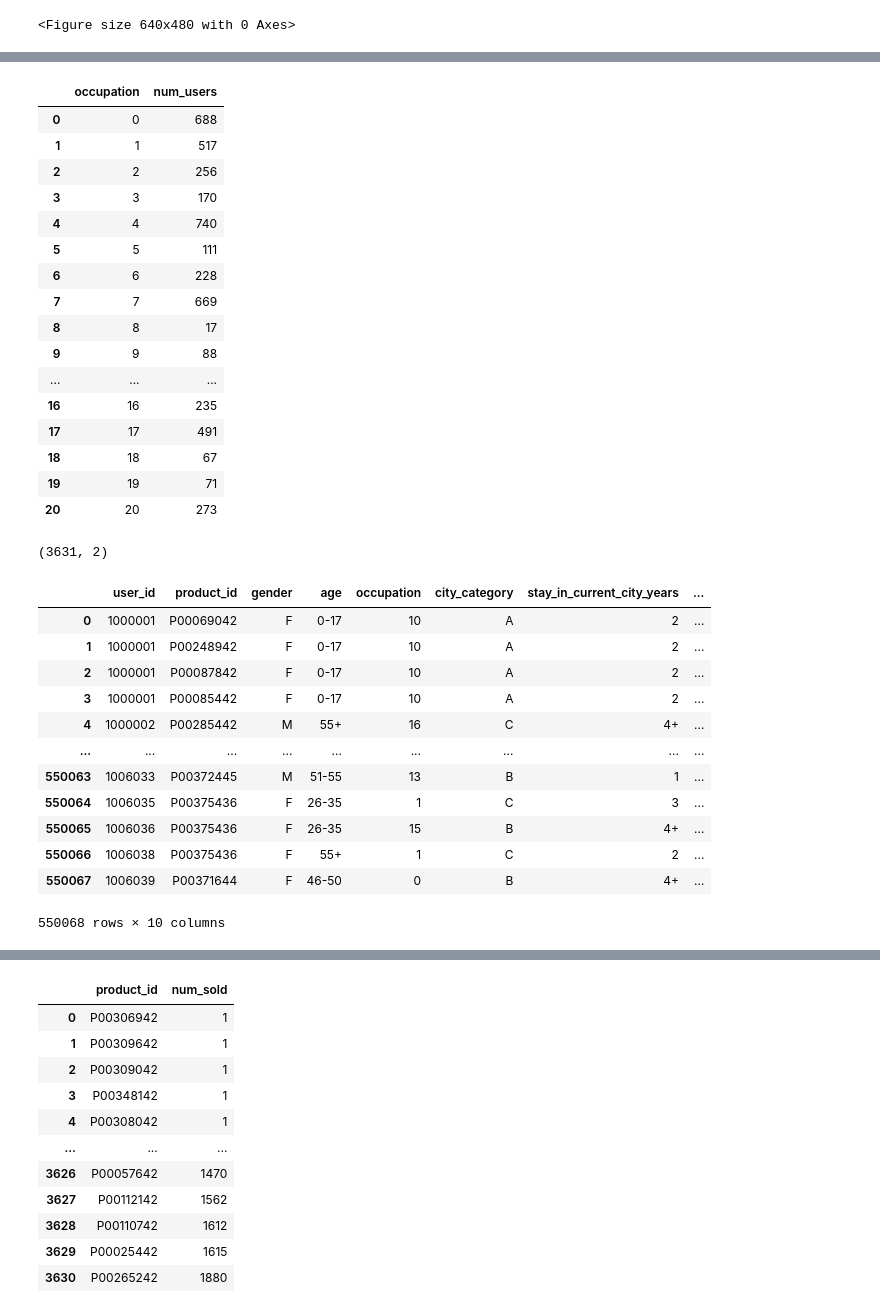
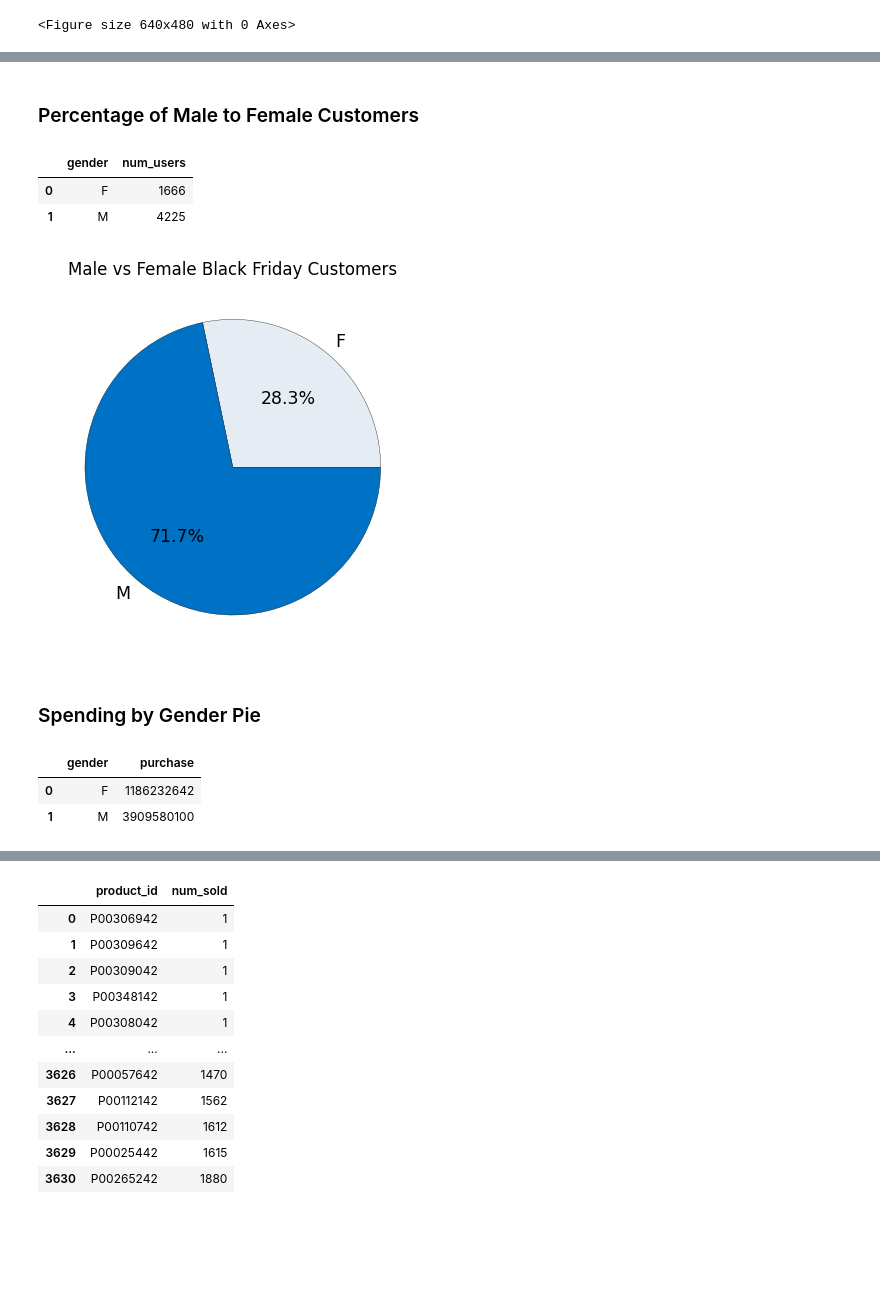
Before and after one commit to echimes/data-viz-assessment, a Jupyter notebook: walmart_datagh.ipynb, the cells around one changed output, grey strips where cells are left out. Cells and saved outputs as stored; diff of their text form; code cells hidden in the pictures; blank space fills up the shorter version.

```diff
--- a/walmart_datagh.ipynb
+++ b/walmart_datagh.ipynb
@@ -1598,41 +684,37 @@ bf_sales
-# %%
-gender_occup_grp
-# %% [output]
-|  | occupation | num_users |
-| 0 | 0 | 688 |
-| 1 | 1 | 517 |
-| 2 | 2 | 256 |
-| 3 | 3 | 170 |
-| 4 | 4 | 740 |
-| 5 | 5 | 111 |
-| 6 | 6 | 228 |
-| 7 | 7 | 669 |
-| 8 | 8 | 17 |
-| 9 | 9 | 88 |
-| ... | ... | ... |
-| 16 | 16 | 235 |
-| 17 | 17 | 491 |
-| 18 | 18 | 67 |
-| 19 | 19 | 71 |
-| 20 | 20 | 273 |
-# %%
-item_data.head()
-item_data.shape
-# %% [output]
-(3631, 2)
-# %%
-bf_sales
-# %% [output]
-|  | user_id | product_id | gender | age | occupation | city_category | stay_in_current_city_years | ... |
-| 0 | 1000001 | P00069042 | F | 0-17 | 10 | A | 2 | ... |
-| 1 | 1000001 | P00248942 | F | 0-17 | 10 | A | 2 | ... |
-| 2 | 1000001 | P00087842 | F | 0-17 | 10 | A | 2 | ... |
-| 3 | 1000001 | P00085442 | F | 0-17 | 10 | A | 2 | ... |
-| 4 | 1000002 | P00285442 | M | 55+ | 16 | C | 4+ | ... |
-| ... | ... | ... | ... | ... | ... | ... | ... | ... |
-| 550063 | 1006033 | P00372445 | M | 51-55 | 13 | B | 1 | ... |
-| 550064 | 1006035 | P00375436 | F | 26-35 | 1 | C | 3 | ... |
-| 550065 | 1006036 | P00375436 | F | 26-35 | 15 | B | 4+ | ... |
-| 550066 | 1006038 | P00375436 | F | 55+ | 1 | C | 2 | ... |
-| 550067 | 1006039 | P00371644 | F | 46-50 | 0 | B | 4+ | ... |
-550068 rows × 10 columns
+# %% [markdown]
+### Percentage of Male to Female Customers
+# %%
+num_fm = (
+    user_data_items[['gender', 'user_id']]
+    .groupby('gender')['user_id']
+    .count()
+    .reset_index()
+)
+
+num_fm.columns = ['gender', 'num_users']
+
+num_fm
+# %% [output]
+|  | gender | num_users |
+| 0 | F | 1666 |
+| 1 | M | 4225 |
+# %%
+kc_pie_chart(num_fm['num_users'], num_fm['gender'], "Male vs Female Black Friday Customers")
+plt.savefig('results/male_fem_pie.png')
+# %% [output]
+[figure, added]
+# %% [markdown]
+### Spending by Gender Pie
+# %%
+gen_tot_purchase = (
+    user_data_items[['gender', 'purchase']]
+    .groupby('gender')['purchase']
+    .sum()
+    .reset_index()
+)
+
+gen_tot_purchase
+# %% [output]
+|  | gender | purchase |
+| 0 | F | 1186232642 |
+| 1 | M | 3909580100 |
```
Also changed, not shown: parts of 279 cells of this notebook, 12 other files.
